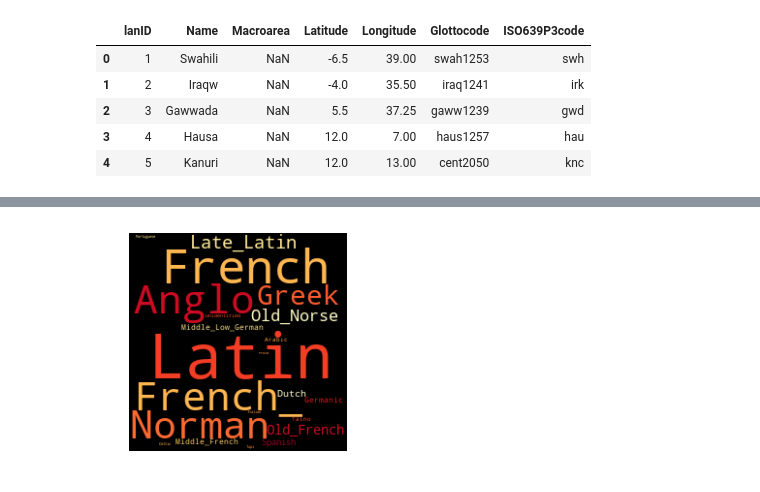
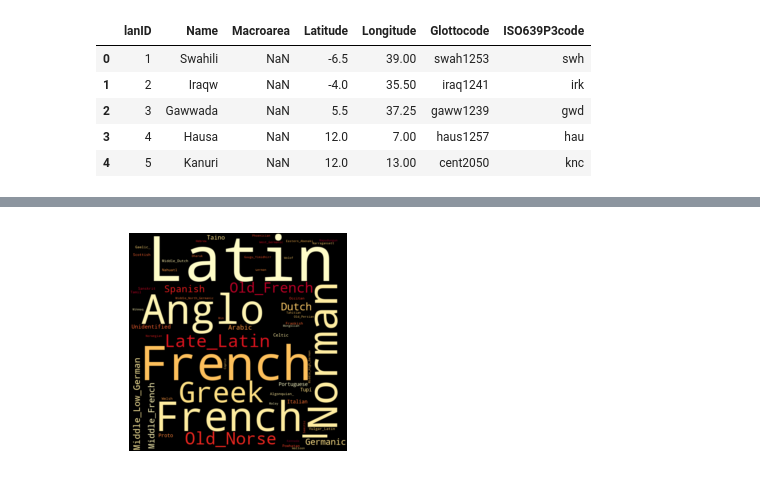
Before and after one commit to Survifit/Babylon, a Jupyter notebook: static/raw_data/data_cleaning/Wordle_GioGlobe_Cleaning.ipynb, the cells around one changed output, grey strips where cells are left out. Saved outputs shown, nothing was run; the diff lists cells and outputs as text; code cells hidden in the pictures.

```diff
--- a/static/raw_data/data_cleaning/Wordle_GioGlobe_Cleaning.ipynb
+++ b/static/raw_data/data_cleaning/Wordle_GioGlobe_Cleaning.ipynb
@@ -54,17 +54,17 @@ clean_names = " ".join(clean_names)
 stopwords = set(STOPWORDS)
 # %%
 #Create Wordcloud
-wordcloud0 = WordCloud(mask=british_mask,
+wordcloud0 = WordCloud(
                        height=600, width=600,
                        background_color='black',
                        colormap='YlOrRd',
                        collocations=False).generate(clean_names)
 plt.imshow(wordcloud0, interpolation='bilinear')
 plt.axis('off')
 wordcloud0.to_file('Plot_b0.png')
 plt.show()
 # %% [output]
-[figure, old version]
+[figure, new version]
 # %%
 #Globe Data
 #Use this dataframe to create lats/lons for English Loaner Languages
```
Also changed, not shown: parts of 1 cell of this notebook, 23 other files.
